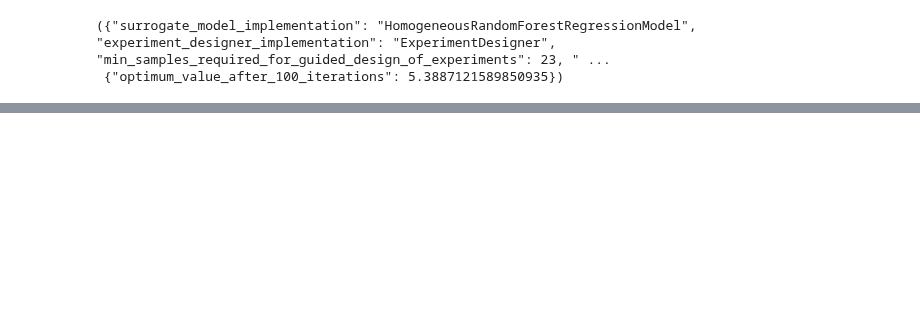
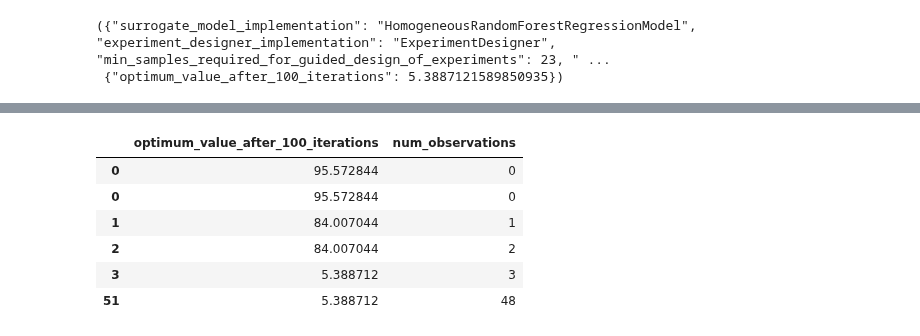
Before and after one commit to byte-sculptor/mlos_v2, a Jupyter notebook: source/Mlos.Notebooks/OptimizingOptimizer.ipynb, the cells around one changed output, grey strips where cells are left out. Cells and saved outputs as stored; diff of their text form; code cells hidden in the pictures; blank space fills up the shorter version.

```diff
--- a/source/Mlos.Notebooks/OptimizingOptimizer.ipynb
+++ b/source/Mlos.Notebooks/OptimizingOptimizer.ipynb
@@ -194,9 +194,18 @@ best_predicted_value_config, best_predicted_value
 # %%
 # Best observation dataframe
 #
 best_observation_df = pd.DataFrame([observation.to_dict() for observation in best_observations])
 best_observation_df['num_observations'] = best_observation_num_observations
 best_observation_df = pd.concat([best_observation_df.drop_duplicates(subset=['optimum_value_after_100_iterations'], keep='last'), best_observation_df.drop_duplicates(subset=['optimum_value_after_100_iterations'], keep='first')]).sort_index()
+best_observation_df
+# %% [output]
+|  | optimum_value_after_100_iterations | num_observations |
+| 0 | 95.572844 | 0 |
+| 0 | 95.572844 | 0 |
+| 1 | 84.007044 | 1 |
+| 2 | 84.007044 | 2 |
+| 3 | 5.388712 | 3 |
+| 51 | 5.388712 | 48 |
 # %%
 best_predicted_value_df = pd.DataFrame([predicted_value.to_dict() for predicted_value in best_predicted_values])
 best_predicted_value_df['num_observations'] = predicted_value_num_observations
```
Also changed, not shown: parts of 5 cells of this notebook, 1 other file.
